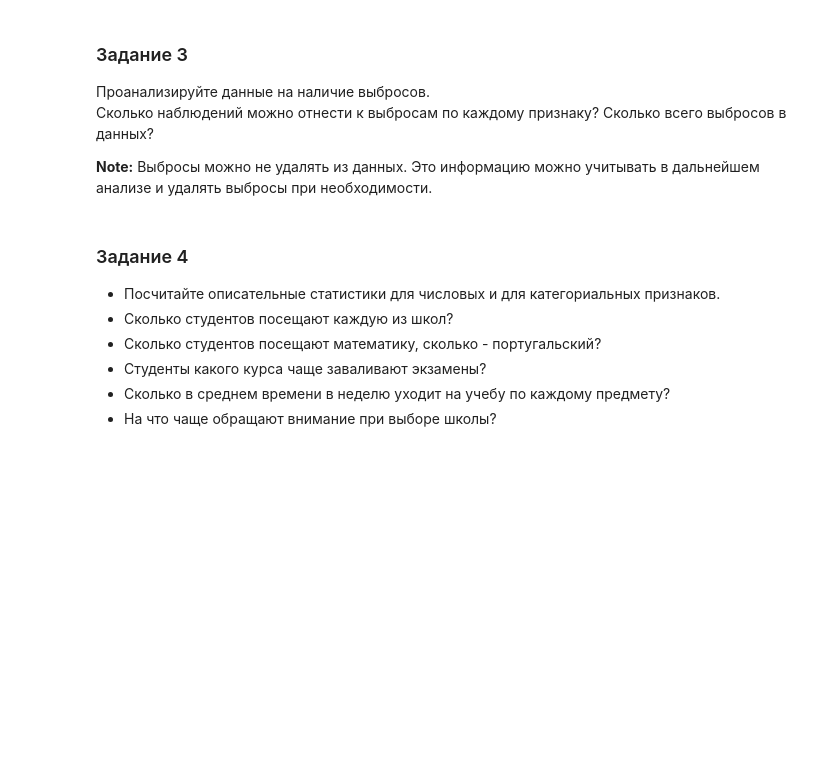
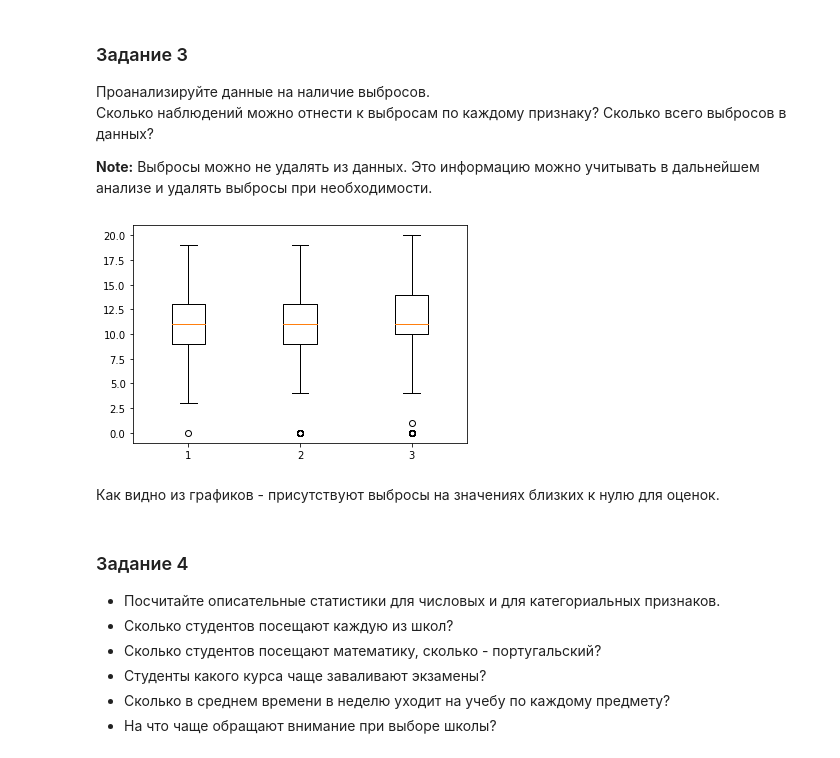
Before and after one commit to wityat/IAD_lab_1, a Jupyter notebook: Lab_1.Exploratory_analysis.ipynb, the cells around one changed output. Cells and saved outputs as stored; diff of their text form; code cells hidden in the pictures; blank space fills up the shorter version.

```diff
--- a/Lab_1.Exploratory_analysis.ipynb
+++ b/Lab_1.Exploratory_analysis.ipynb
@@ -192,3 +190,10 @@ dtype: int64
+# %%
+plt.boxplot([data["G1"], data["G2"], data["G3"]])
+plt.show()
+# %% [output]
+[figure, added]
+# %% [markdown]
+Как видно из графиков - присутствуют выбросы на значениях близких к нулю для оценок.
 # %% [markdown]
 ### Задание 4
 
```
Also changed, not shown: parts of 44 cells of this notebook, 2 other files.
